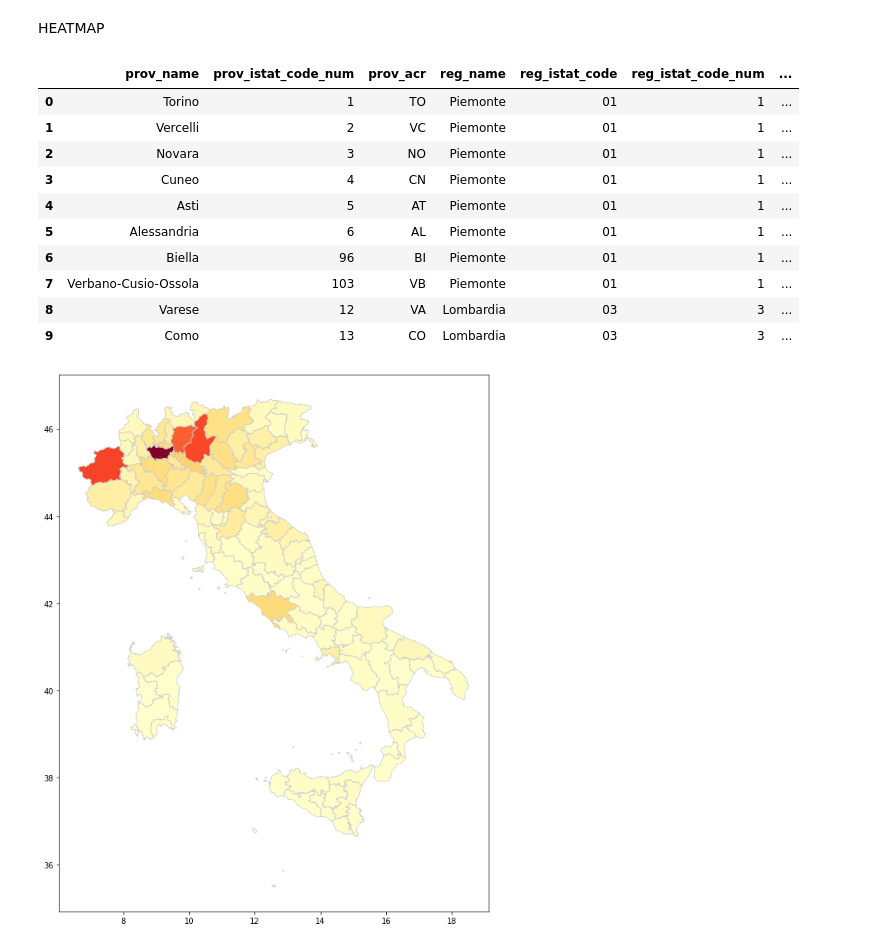
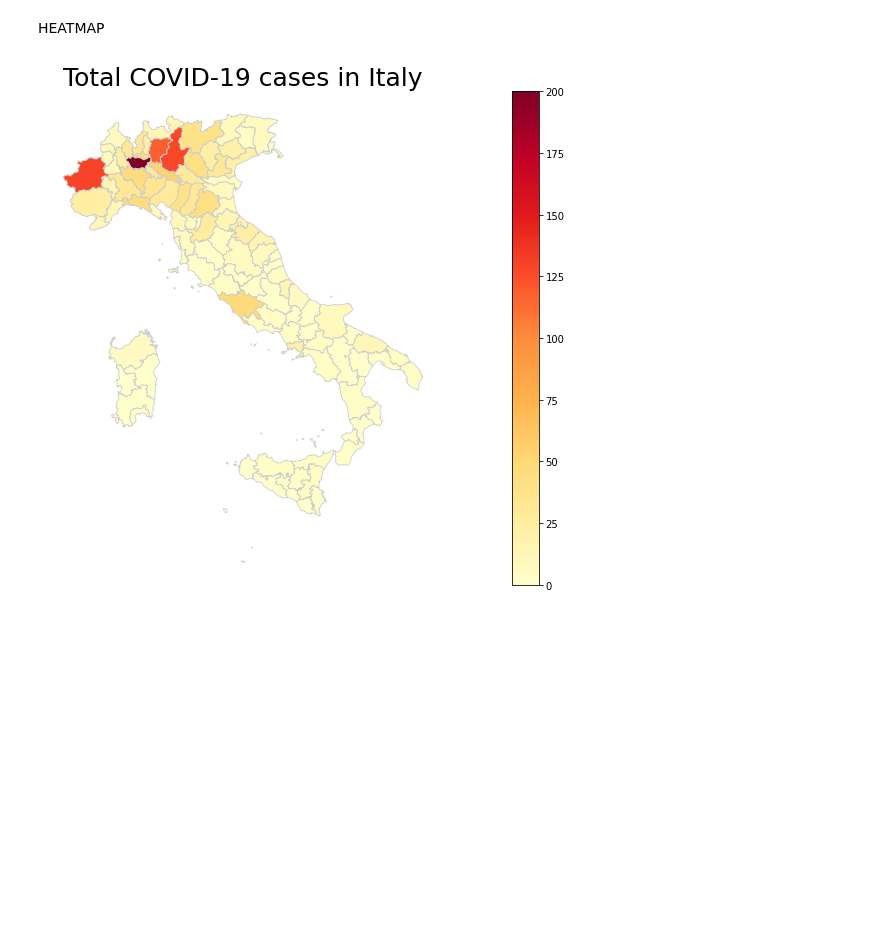
Before and after one commit to pisalore/AAGM_exam, a Jupyter notebook: pandas_exam.ipynb, the cells around one changed output. Drawn from its saved outputs; the diff is of its cells as text; code cells hidden in the pictures; blank space fills up the shorter version.

Commit message:
Total cases per province heatmap created.

```diff
--- a/pandas_exam.ipynb
+++ b/pandas_exam.ipynb
@@ -637,34 +638,26 @@ plt.show()
 # %% [markdown]
 HEATMAP
 # %%
-import geopandas as gpd
 it_geo = "limits_IT_provinces.geojson"
 map_df = gpd.read_file(it_geo)
 province_map = map_df.head(107)
 dF_today_prov = dF_provinces[['denominazione_provincia', 'totale_casi']].tail(107)
 merged = pd.merge(province_map, dF_today_prov, left_on=  ['prov_name'],
                    right_on= ['denominazione_provincia'])
-display(merged.head(10))
 
 total_cases_col = 'totale_casi'
-# choropletic scale
-v_min, v_max = 120, 220
 fig8, ax8 = plt.subplots(1, figsize=(10, 20))
+ax8.axis("off")
+ax8.set_title("Total COVID-19 cases in Italy", fontdict={"fontsize": "25", "fontweight" : "3"})
+v_min, v_max = 0, 200
+sm = plt.cm.ScalarMappable(cmap="YlOrRd", norm=plt.Normalize(vmin=v_min, vmax=v_max))
+sm._A = []
+divider = make_axes_locatable(ax8)
+cax = divider.append_axes("right", size="5%", pad=0.1)
+cbar = fig8.colorbar(sm, cax=cax)
 merged.plot(column=total_cases_col, cmap="YlOrRd", linewidth=0.8, ax=ax8, edgecolor="0.8")
-# map_df.plot(figsize=(10,20))
 print()
 
 #  prov_name  prov_istat_code_num prov_acr  \
 # %% [output]
-|  | prov_name | prov_istat_code_num | prov_acr | reg_name | reg_istat_code | reg_istat_code_num | ... |
-| 0 | Torino | 1 | TO | Piemonte | 01 | 1 | ... |
-| 1 | Vercelli | 2 | VC | Piemonte | 01 | 1 | ... |
-| 2 | Novara | 3 | NO | Piemonte | 01 | 1 | ... |
-| 3 | Cuneo | 4 | CN | Piemonte | 01 | 1 | ... |
-| 4 | Asti | 5 | AT | Piemonte | 01 | 1 | ... |
-| 5 | Alessandria | 6 | AL | Piemonte | 01 | 1 | ... |
-| 6 | Biella | 96 | BI | Piemonte | 01 | 1 | ... |
-| 7 | Verbano-Cusio-Ossola | 103 | VB | Piemonte | 01 | 1 | ... |
-| 8 | Varese | 12 | VA | Lombardia | 03 | 3 | ... |
-| 9 | Como | 13 | CO | Lombardia | 03 | 3 | ... |
-[figure, old version]
+[figure, new version]
```
Also changed, not shown: parts of 1 cell of this notebook.
